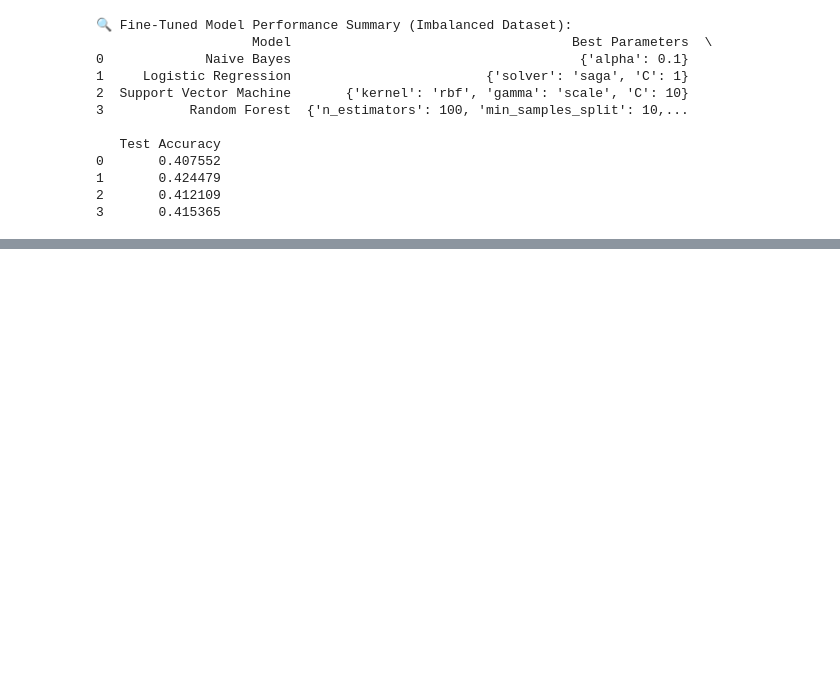
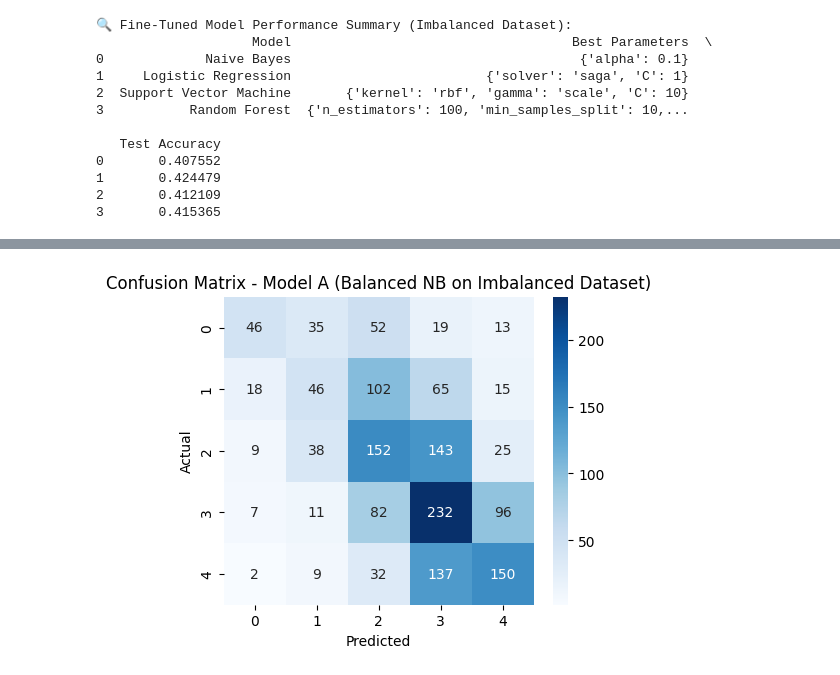
Before and after one commit to NandanaSMalu/Automated-review-rating-system, a Jupyter notebook: Automated_Review_System.ipynb, the cells around one changed output, grey strips where cells are left out. Cells and saved outputs as stored; diff of their text form; code cells hidden in the pictures; blank space fills up the shorter version.

```diff
--- a/Automated_Review_System.ipynb
+++ b/Automated_Review_System.ipynb
@@ -1570,0 +1605,4 @@ print(results_i_tuned)
+# %%
+# Load the saved models
+loaded_model_A = joblib.load("/content/best_nb_balanced.pkl")
+loaded_model_B = joblib.load("/content/best_lr_imbalanced.pkl")
@@ -1570,0 +1616,10 @@ print(results_i_tuned)
+# %%
+y_pred_A = loaded_model_A.predict(X_test_i_tfidf)
+
+# Accuracy
+accuracy_A = accuracy_score(y_test_i, y_pred_A)
+print(f"✅ Accuracy of Model A on Imbalanced Dataset: {accuracy_A:.4f}\n")
+
+# Classification report (includes precision, recall, F1 per class and macro avg)
+print("📊 Classification Report for Model A on Imbalanced Dataset:")
+print(classification_report(y_test_i, y_pred_A))
@@ -1570,0 +1641,11 @@ print(results_i_tuned)
+# %%
+# Confusion matrix
+cm_A = confusion_matrix(y_test_i, y_pred_A)
+plt.figure(figsize=(5,4))
+sns.heatmap(cm_A, annot=True, fmt='d', cmap='Blues')
+plt.title("Confusion Matrix - Model A (Balanced NB on Imbalanced Dataset)")
+plt.xlabel("Predicted")
+plt.ylabel("Actual")
+plt.show()
+# %% [output]
+[figure, added]
```
Also changed, not shown: parts of 18 cells of this notebook.
